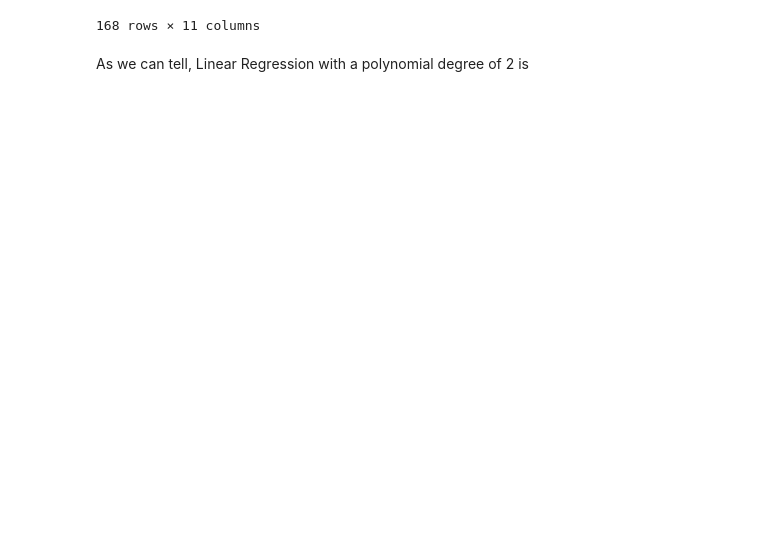
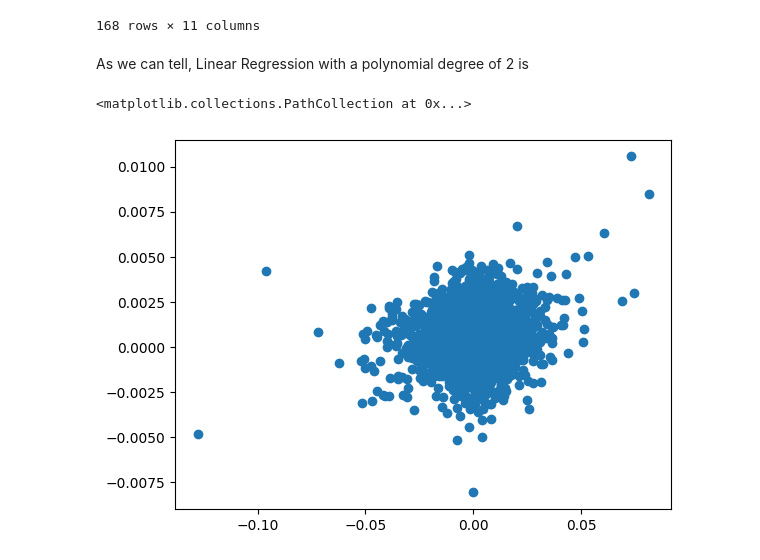
Before and after one commit to kklimov1/PriceRegressionPredictor, a Jupyter notebook: goldPriceAnalysis.ipynb, the cells around one changed output. Drawn from its saved outputs; the diff is of its cells as text; code cells hidden in the pictures; blank space fills up the shorter version.

```diff
--- a/goldPriceAnalysis.ipynb
+++ b/goldPriceAnalysis.ipynb
@@ -772,2 +775,11 @@ worst_linear_pipeline = Pipeline([('polynomial', PolynomialFeatures(degree=2)),
 # %%
 #test_results.sort_values(by = "mean_score_last_5_splits").loc[:,'param_model':'params'].join(test_results.sort_values(by = "mean_score_last_5_splits")[['mean_score_last_5_splits']])
+# %%
+ridge_y_preds = best_ridge_pipeline.predict(x_train.iloc[:,1:])
+lasso_y_preds = best_lasso_pipeline_universal.predict(x_train.iloc[:,1:])
+linear_y_preds = worst_linear_pipeline.predict(x_train.iloc[:,1:])
+# %%
+plt.scatter(y_train['nasdaq close change target'], ridge_y_preds)
+# %% [output]
+<matplotlib.collections.PathCollection at 0x...>
+[figure, added]
```
Also changed, not shown: parts of 8 cells of this notebook.
